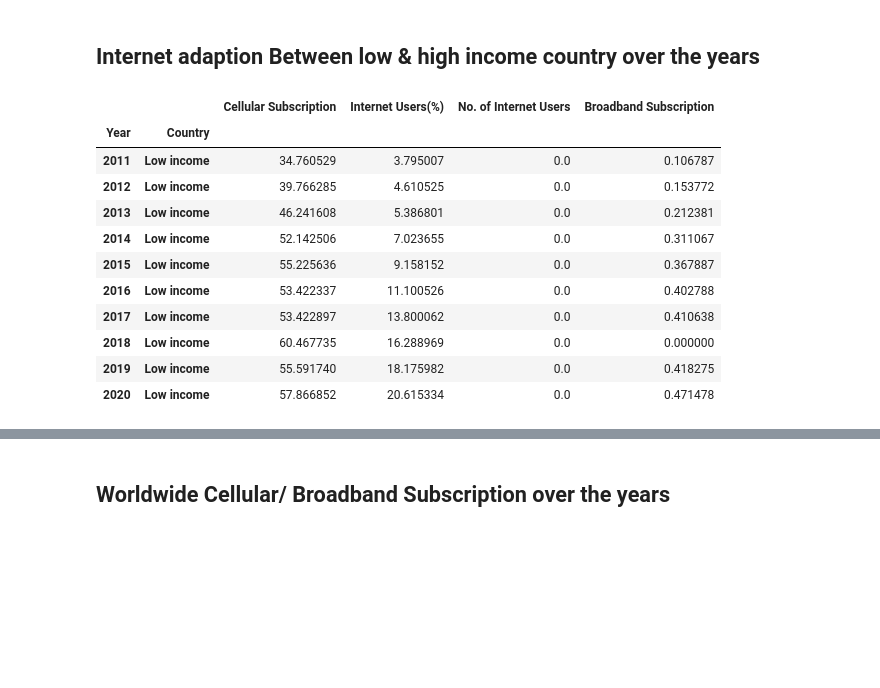
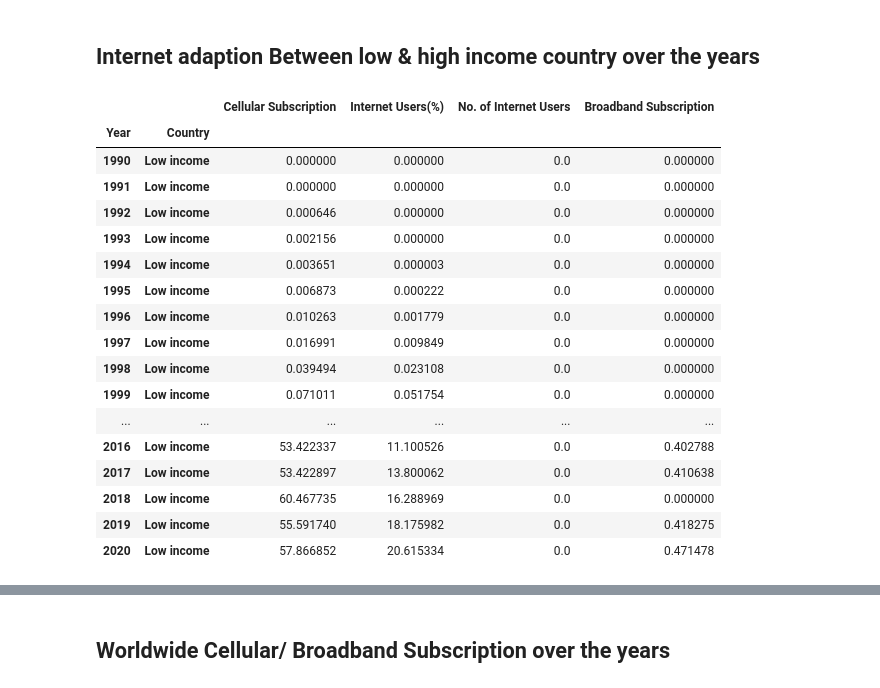
Before and after one commit to FelipeJdanov/Project_1, a Jupyter notebook: Internet_History/internet_history.ipynb, the cells around one changed output, grey strips where cells are left out. Saved outputs shown, nothing was run; the diff lists cells and outputs as text; code cells hidden in the pictures; blank space fills up the shorter version.

```diff
--- a/Internet_History/internet_history.ipynb
+++ b/Internet_History/internet_history.ipynb
@@ -92,15 +84,21 @@ world_internet.hvplot(
 # %%
 # low income country internet adaption
 world_internet_low_income = global_Internet_users_df[global_Internet_users_df["Country"] == "Low income"].groupby(["Year", "Country"]).mean()
-world_internet_low_income.tail(10)
+world_internet_low_income.head(40)
 # %% [output]
 |  |  | Cellular Subscription | Internet Users(%) | No. of Internet Users | Broadband Subscription |
 | Year | Country |  |  |  |  |
-| 2011 | Low income | 34.760529 | 3.795007 | 0.0 | 0.106787 |
-| 2012 | Low income | 39.766285 | 4.610525 | 0.0 | 0.153772 |
-| 2013 | Low income | 46.241608 | 5.386801 | 0.0 | 0.212381 |
-| 2014 | Low income | 52.142506 | 7.023655 | 0.0 | 0.311067 |
-| 2015 | Low income | 55.225636 | 9.158152 | 0.0 | 0.367887 |
+| 1990 | Low income | 0.000000 | 0.000000 | 0.0 | 0.000000 |
+| 1991 | Low income | 0.000000 | 0.000000 | 0.0 | 0.000000 |
+| 1992 | Low income | 0.000646 | 0.000000 | 0.0 | 0.000000 |
+| 1993 | Low income | 0.002156 | 0.000000 | 0.0 | 0.000000 |
+| 1994 | Low income | 0.003651 | 0.000003 | 0.0 | 0.000000 |
+| 1995 | Low income | 0.006873 | 0.000222 | 0.0 | 0.000000 |
+| 1996 | Low income | 0.010263 | 0.001779 | 0.0 | 0.000000 |
+| 1997 | Low income | 0.016991 | 0.009849 | 0.0 | 0.000000 |
+| 1998 | Low income | 0.039494 | 0.023108 | 0.0 | 0.000000 |
+| 1999 | Low income | 0.071011 | 0.051754 | 0.0 | 0.000000 |
+| ... | ... | ... | ... | ... | ... |
 | 2016 | Low income | 53.422337 | 11.100526 | 0.0 | 0.402788 |
 | 2017 | Low income | 53.422897 | 13.800062 | 0.0 | 0.410638 |
 | 2018 | Low income | 60.467735 | 16.288969 | 0.0 | 0.000000 |
```
Also changed, not shown: parts of 9 cells of this notebook, 1 other file.
